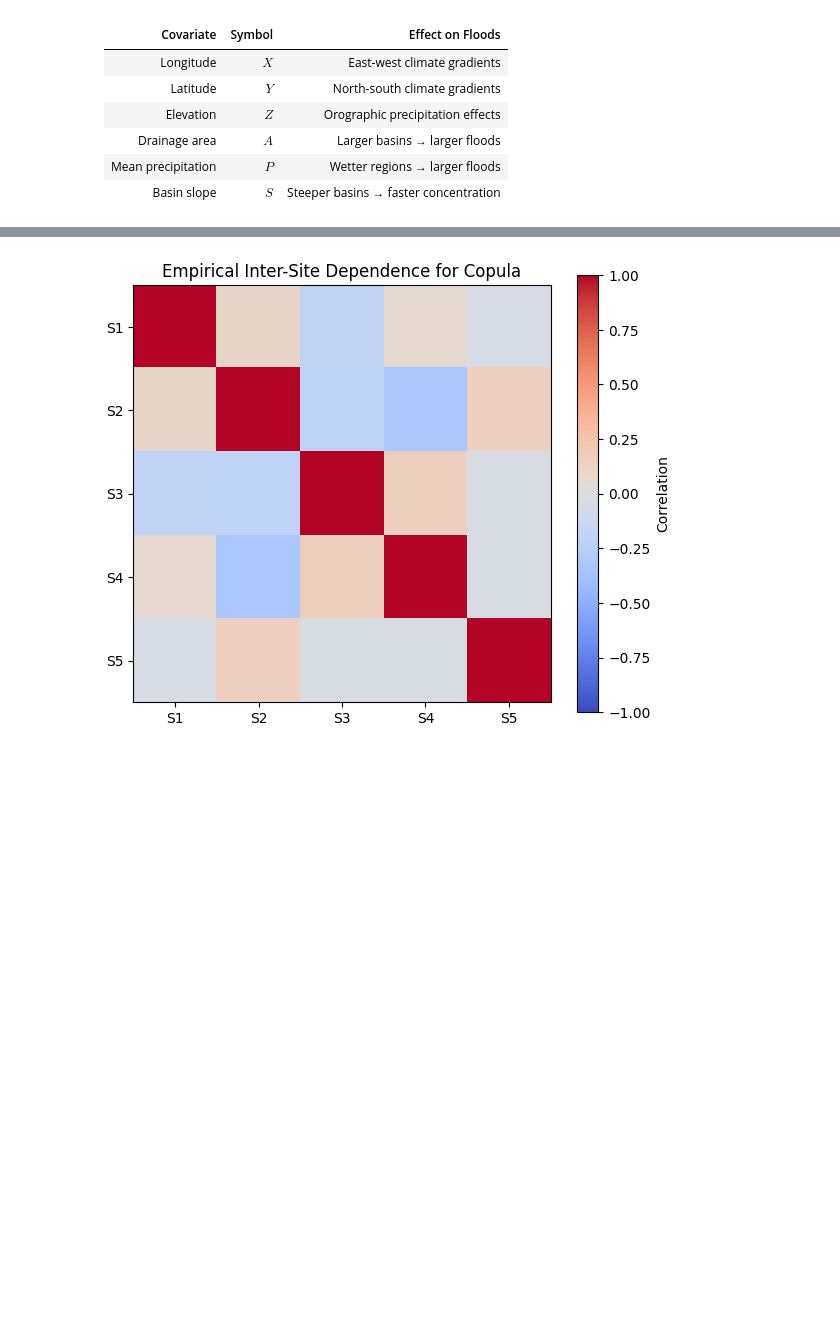
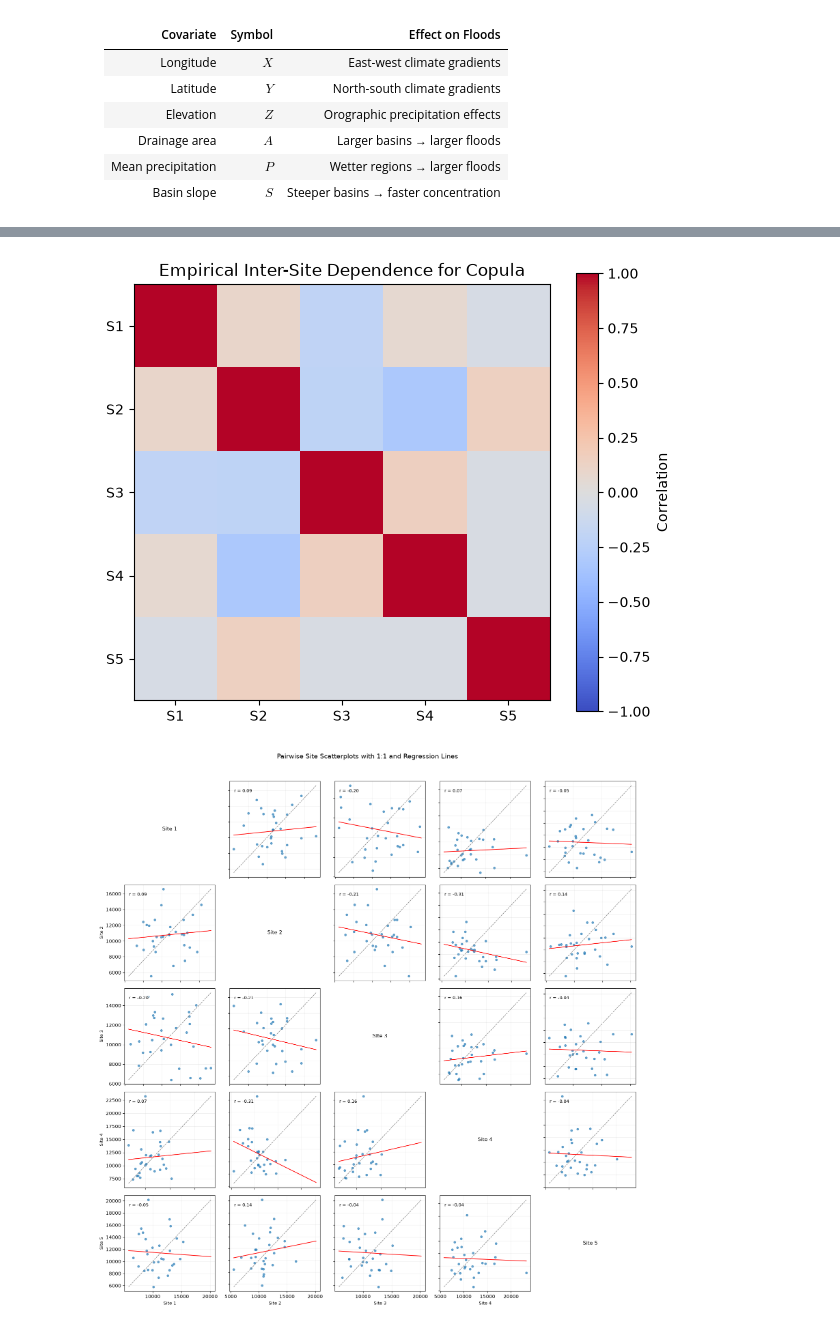
Before and after one commit to USACE-RMC/BestFit-Python-Examples, a Jupyter notebook: notebooks/05_spatial_extremes.ipynb, the cells around one changed output, grey strips where cells are left out. Saved outputs shown, nothing was run; the diff lists cells and outputs as text; code cells hidden in the pictures; blank space fills up the shorter version.

```diff
--- a/notebooks/05_spatial_extremes.ipynb
+++ b/notebooks/05_spatial_extremes.ipynb
@@ -103,6 +114,11 @@ For spatial flood frequency analysis, useful covariates include:
 | Basin slope | $S$ | Steeper basins → faster concentration |
 # %%
 def create_test_site_data():
+    '''
+    Generate synthetic regional flood dataset of 30 years of annual maximum discharge data for 5 sites.
+    Each column represents a site, and each row represents on year of annual maximum flow.
+    In practice these values would come from stream gage observations.
+    '''
 
     data = Array.CreateInstance(Double, 30, 5)
 
@@ -357,22 +362,81 @@ For flood frequency analysis, the Gaussian copula is typically adequate because:
 # %%
 # Create Gaussian copula with exponential correlation
 copula = GaussianCopula(test_coordinates, CorrelationFunctionType.Exponential)
 
 model.UseCopulaDependence = True
 model.SpatialDependence = copula
 
 model.SetDefaultParameters()
 
-# !!! Use BestFit results not python !!!
 # Plot empirical same-year dependence across sites for the copula model context.
 site_values = np.array([[float(data[row, col]) for col in range(data.GetLength(1))] for row in range(data.GetLength(0))])
+# We could use Numerics' implementation of correlation, but it would require nested loops so we use numpy's corrcoef instead
 corr = np.corrcoef(site_values, rowvar=False)
 plt.figure(figsize=(6, 5))
 plt.imshow(corr, vmin=-1, vmax=1, cmap="coolwarm")
 plt.colorbar(label="Correlation")
 plt.xticks(range(corr.shape[0]), [f"S{i+1}" for i in range(corr.shape[0])])
 plt.yticks(range(corr.shape[0]), [f"S{i+1}" for i in range(corr.shape[0])])
 plt.title("Empirical Inter-Site Dependence for Copula")
 plt.tight_layout()
+
+site_values = np.asarray(site_values, dtype=float)
+n_years, n_sites = site_values.shape
+site_labels = [f"Site {i+1}" for i in range(n_sites)]
+corr_matrix = np.corrcoef(site_values, rowvar=False)
+
+fig, axes = plt.subplots(n_sites, n_sites, figsize=(3.2 * n_sites, 3.2 * n_sites), squeeze=False)
+
+for i in range(n_sites):
+    for j in range(n_sites):
+        ax = axes[i, j]
+
+        if i == j:
+            ax.text(0.5, 0.5, site_labels[i], ha="center", va="center", fontsize=11)
+            ax.set_axis_off()
+            continue
+
+        x = site_values[:, j]
+        y = site_values[:, i]
+
+        mask = np.isfinite(x) & np.isfinite(y)
+        x = x[mask]
+        y = y[mask]
+
+        ax.scatter(x, y, s=18, alpha=0.65)
+
+        xy_min = min(np.min(x), np.min(y))
+        xy_max = max(np.max(x), np.max(y))
+        line_x = np.linspace(xy_min, xy_max, 100)
+
+        ax.plot(line_x, line_x, color="gray", linestyle="--", linewidth=1)
+        slope, intercept = np.polyfit(x, y, 1)
+        ax.plot(line_x, intercept + slope * line_x, color="red", linewidth=1.3)
+
+        r = corr_matrix[j, i]
+        ax.text(
+            0.05, 0.92, f"r = {r:.2f}",
+            transform=ax.transAxes,
+            fontsize=9,
+            verticalalignment="top",
+            bbox=dict(boxstyle="round,pad=0.2", facecolor="white", alpha=0.7, edgecolor="none")
+        )
+
+        ax.grid(alpha=0.20)
+
+        if i == n_sites - 1:
+            ax.set_xlabel(site_labels[j], fontsize=9)
+        else:
+            ax.set_xticklabels([])
+
+        if j == 0:
+            ax.set_ylabel(site_labels[i], fontsize=9)
+        else:
+            ax.set_yticklabels([])
+
+plt.suptitle("Pairwise Site Scatterplots with 1:1 and Regression Lines", y=1.02, fontsize=14)
+plt.tight_layout()
+plt.show()
 # %% [output]
-[figure, old version]
+[figure, new version]
+[figure, added]
```
Also changed, not shown: parts of 18 cells of this notebook, 16 other files.
